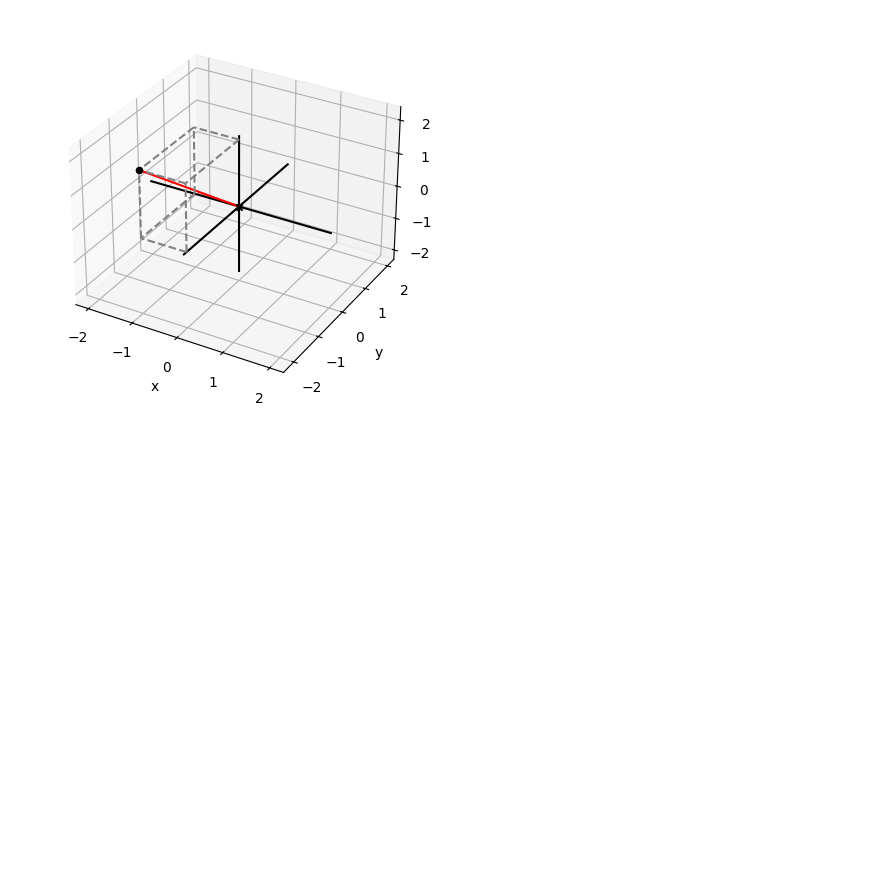
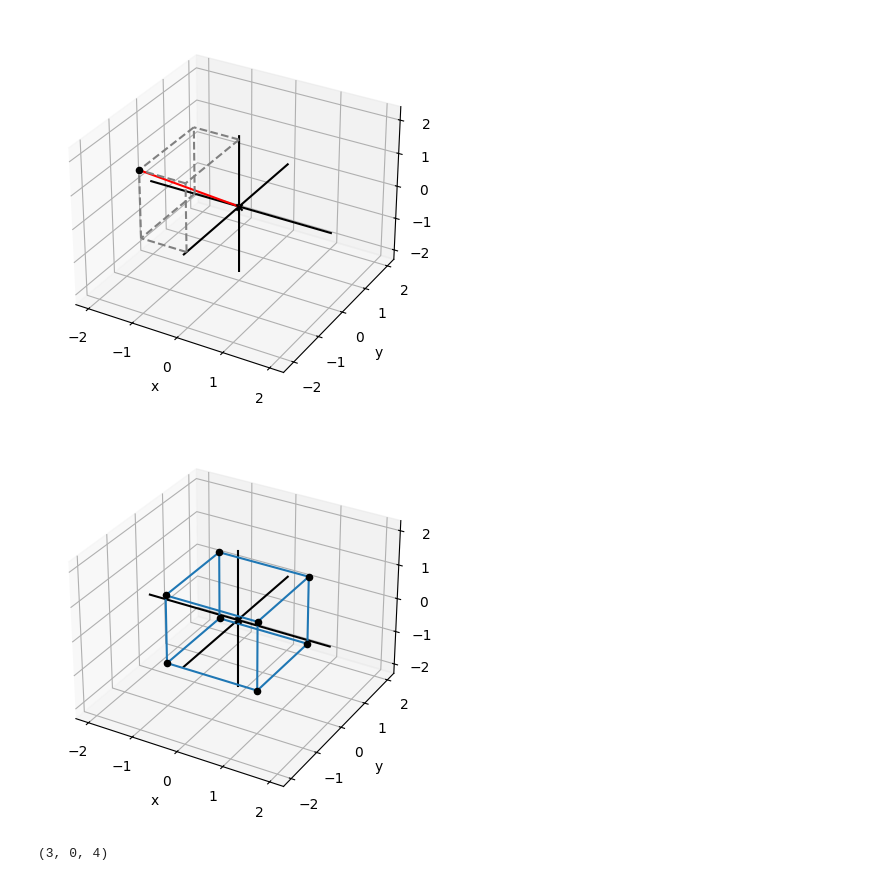
Before and after one commit to vinayakkarigar/hands-on-ML, a Jupyter notebook: fundamentals/1.1-vectors-and-graphics.ipynb, the cells around one changed output. Drawn from its saved outputs; the diff is of its cells as text; code cells hidden in the pictures; blank space fills up the shorter version.

```diff
--- a/fundamentals/1.1-vectors-and-graphics.ipynb
+++ b/fundamentals/1.1-vectors-and-graphics.ipynb
@@ -221,3 +222,14 @@ draw3d(
 # %%
  # There are exactly eight 3D vectors whose coordinates are all either +1 or −1. For instance, (1, −1, 1) is one of these. Plot all of these eight vectors as points. \
  # Then figure out how to connect them with line segments using Segment3D objects to form the outline of a cube.
+
+pm1 = [-1, 1]
+vertices = [(x, y, z) for x in pm1 for y in pm1 for z in pm1]
+edges = [ ((-1, y, z), (1, y, z)) for y in pm1 for z in pm1] + [ ((x, -1, z), (x, 1, z)) for x in pm1 for z in pm1] + [ ((x, y, -1), (x, y, 1)) for x in pm1 for y in pm1]
+
+draw3d (
+    Points3D(*vertices),
+    *([Segment3D(start, end) for start, end in edges])
+)
+# %% [output]
+[figure, added]
@@ -223,0 +245,4 @@ draw3d(
+# %%
+add((4,0,3),(-1,0,1))
+# %% [output]
+(3, 0, 4)
```
Also changed, not shown: parts of 9 cells of this notebook.
